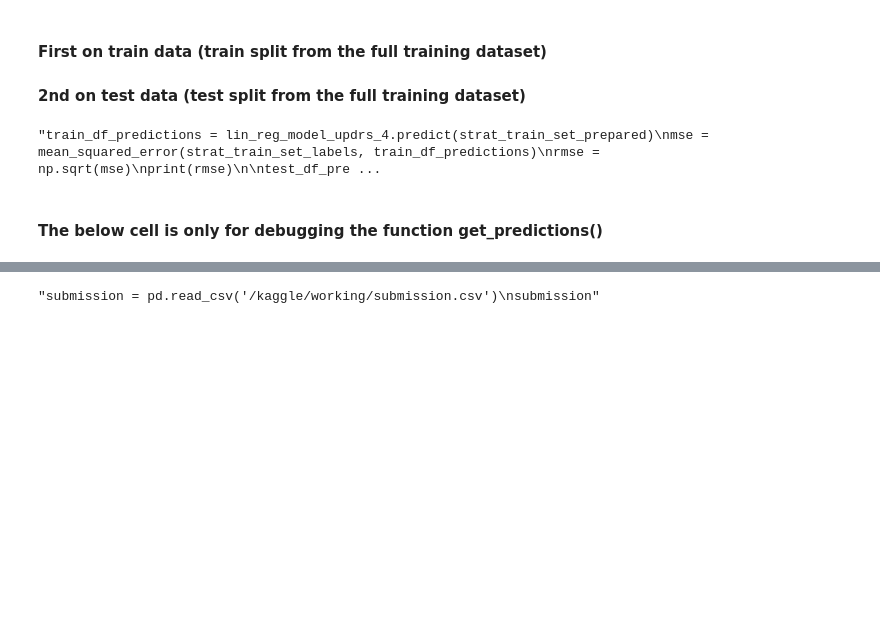
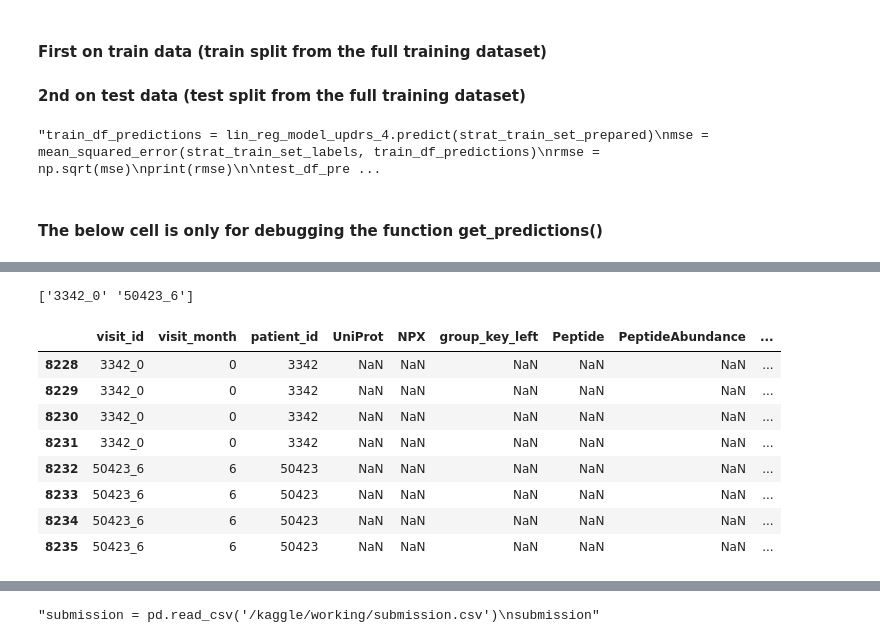
Before and after one commit to sumaniitm/AMP-parkinsons-disease-progression-prediction, a Jupyter notebook: amp-parkinson-s-disease-progression-prediction.ipynb, the cells around one changed output, grey strips where cells are left out. Drawn from its saved outputs; the diff is of its cells as text; code cells hidden in the pictures; blank space fills up the shorter version.

```diff
--- a/amp-parkinson-s-disease-progression-prediction.ipynb
+++ b/amp-parkinson-s-disease-progression-prediction.ipynb
@@ -274 +322,17 @@ model_dict"""
+# %%
+pro_pep_join_test = pd.merge(pro_pep_join, df_test, on=['patient_id','visit_id','visit_month'], suffixes=['_left','_right'], how='outer')
+print(pro_pep_join_test[pro_pep_join_test['UniProt'].isnull()].visit_id.unique())
+
+pro_pep_join_test[pro_pep_join_test['UniProt'].isnull()].head(10)
+# %% [output]
+['3342_0' '50423_6']
+|  | visit_id | visit_month | patient_id | UniProt | NPX | group_key_left | Peptide | PeptideAbundance | ... |
+| 8228 | 3342_0 | 0 | 3342 | NaN | NaN | NaN | NaN | NaN | ... |
+| 8229 | 3342_0 | 0 | 3342 | NaN | NaN | NaN | NaN | NaN | ... |
+| 8230 | 3342_0 | 0 | 3342 | NaN | NaN | NaN | NaN | NaN | ... |
+| 8231 | 3342_0 | 0 | 3342 | NaN | NaN | NaN | NaN | NaN | ... |
+| 8232 | 50423_6 | 6 | 50423 | NaN | NaN | NaN | NaN | NaN | ... |
+| 8233 | 50423_6 | 6 | 50423 | NaN | NaN | NaN | NaN | NaN | ... |
+| 8234 | 50423_6 | 6 | 50423 | NaN | NaN | NaN | NaN | NaN | ... |
+| 8235 | 50423_6 | 6 | 50423 | NaN | NaN | NaN | NaN | NaN | ... |
 # %%
```
Also changed, not shown: parts of 7 cells of this notebook.
